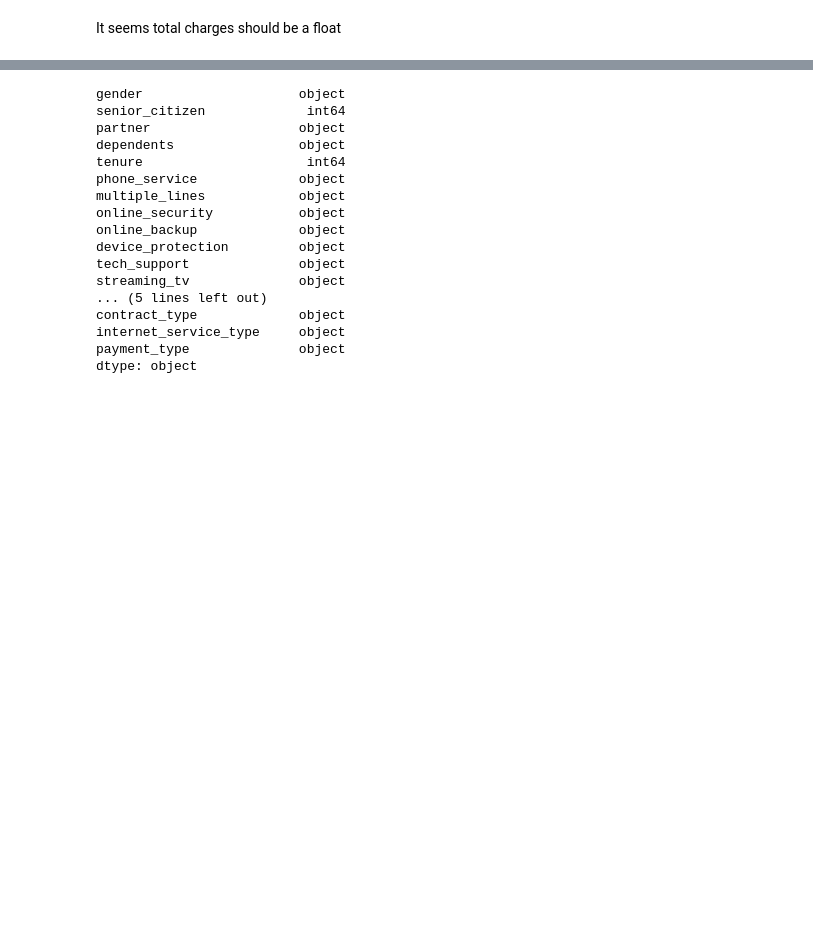
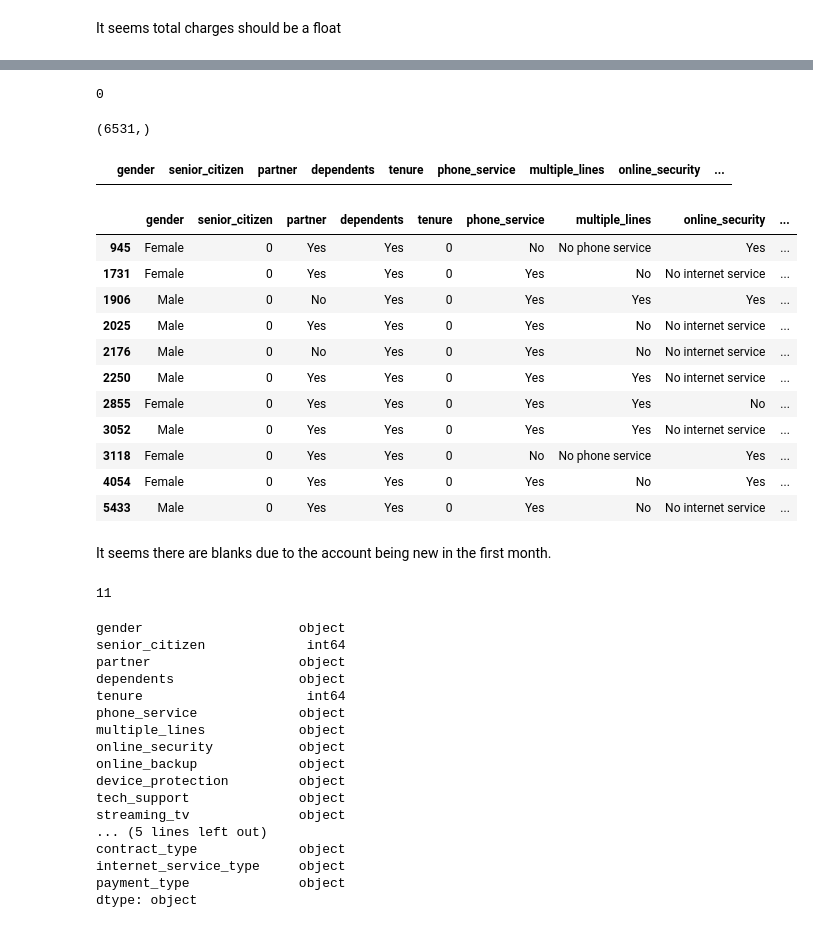
Before and after one commit to Jonathan-Garcia1/Telco_Churn, a Jupyter notebook: scrapbook.ipynb, the cells around one changed output, grey strips where cells are left out. Cells and saved outputs as stored; diff of their text form; code cells hidden in the pictures; blank space fills up the shorter version.

```diff
--- a/scrapbook.ipynb
+++ b/scrapbook.ipynb
@@ -41,6 +79,41 @@ It seems total charges should be a float
+# %%
+(df['total_charges'] == '').sum()
+# %% [output]
+0
+# %%
+df['total_charges'].unique().shape
+# %% [output]
+(6531,)
+# %%
+df[df['total_charges'].isna()]
+# %% [output]
+|  | gender | senior_citizen | partner | dependents | tenure | phone_service | multiple_lines | online_security | ... |
+# %%
+filtered_df = df[df['total_charges'] == ' ']
+# %%
+filtered_df.head(50)
+# %% [output]
+|  | gender | senior_citizen | partner | dependents | tenure | phone_service | multiple_lines | online_security | ... |
+| 945 | Female | 0 | Yes | Yes | 0 | No | No phone service | Yes | ... |
+| 1731 | Female | 0 | Yes | Yes | 0 | Yes | No | No internet service | ... |
+| 1906 | Male | 0 | No | Yes | 0 | Yes | Yes | Yes | ... |
+| 2025 | Male | 0 | Yes | Yes | 0 | Yes | No | No internet service | ... |
+| 2176 | Male | 0 | No | Yes | 0 | Yes | No | No internet service | ... |
+| 2250 | Male | 0 | Yes | Yes | 0 | Yes | Yes | No internet service | ... |
+| 2855 | Female | 0 | Yes | Yes | 0 | Yes | Yes | No | ... |
+| 3052 | Male | 0 | Yes | Yes | 0 | Yes | Yes | No internet service | ... |
+| 3118 | Female | 0 | Yes | Yes | 0 | No | No phone service | Yes | ... |
+| 4054 | Female | 0 | Yes | Yes | 0 | Yes | No | Yes | ... |
+| 5433 | Male | 0 | Yes | Yes | 0 | Yes | No | No internet service | ... |
+# %% [markdown]
+It seems there are blanks due to the account being new in the first month.
 # %%
 #conveert blanks to 0 and change type to float
 df['total_charges'] = df['total_charges'].replace(' ', 0).astype(float)
+# %%
+(df['total_charges'] == 0).sum()
+# %% [output]
+11
 # %%
 print(df.dtypes)
 # %% [output]
```
Also changed, not shown: parts of 5 cells of this notebook, 3 other files.
